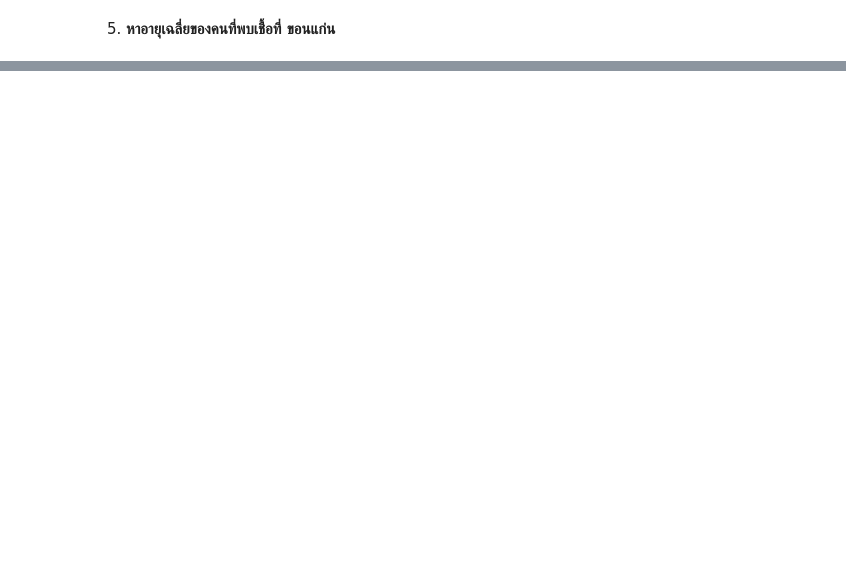
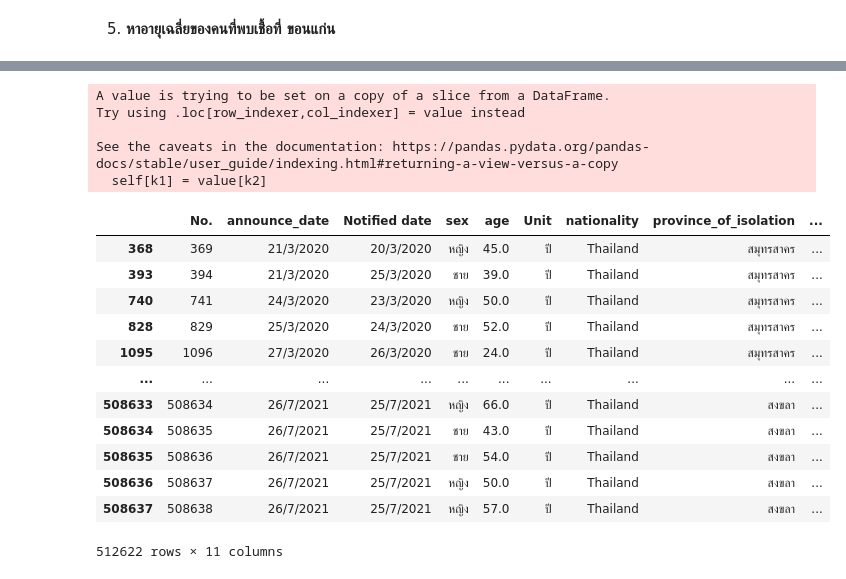
Before and after one commit to PhinyadaPhen/DWDM21, a Jupyter notebook: Data_Preprocessing(Chapter3).ipynb, the cells around one changed output, grey strips where cells are left out. Saved outputs shown, nothing was run; the diff lists cells and outputs as text; code cells hidden in the pictures; blank space fills up the shorter version.

```diff
--- a/Data_Preprocessing(Chapter3).ipynb
+++ b/Data_Preprocessing(Chapter3).ipynb
@@ -684,0 +833,2 @@ dtype: float64
+# %%
+data_cases2[['province_of_onset']] = data_cases2[['province_of_onset']].fillna('ไม่มีข้อมูล')
@@ -684,0 +858,39 @@ dtype: float64
+# %%
+fixed_cities  = []
+
+for city in all_cities:
+    # หาค่า mean ของเชียงใหม่
+    X_cases = data_cases2['province_of_onset'] == city
+    X_mean = data_cases2[X_cases]['age'].mean()
+
+    # เลือกมาเฉพาะ data เชียงใหม่
+    data_X = data_cases2[X_cases]
+
+    # เติมค่า mean แทน missing
+    data_X[['age']] = data_X[['age']].fillna(X_mean)
+
+    fixed_cities.append(data_X)
+
+data_cases2_nomissingage = pd.concat(fixed_cities)
+# %% [output]
+A value is trying to be set on a copy of a slice from a DataFrame.
+Try using .loc[row_indexer,col_indexer] = value instead
+
+See the caveats in the documentation: https://pandas.pydata.org/pandas-docs/stable/user_guide/indexing.html#returning-a-view-versus-a-copy
+  self[k1] = value[k2]
+# %%
+data_cases2_nomissingage
+# %% [output]
+|  | No. | announce_date | Notified date | sex | age | Unit | nationality | province_of_isolation | ... |
+| 368 | 369 | 21/3/2020 | 20/3/2020 | หญิง | 45.0 | ปี | Thailand | สมุทรสาคร | ... |
+| 393 | 394 | 21/3/2020 | 25/3/2020 | ชาย | 39.0 | ปี | Thailand | สมุทรสาคร | ... |
+| 740 | 741 | 24/3/2020 | 23/3/2020 | หญิง | 50.0 | ปี | Thailand | สมุทรสาคร | ... |
+| 828 | 829 | 25/3/2020 | 24/3/2020 | ชาย | 52.0 | ปี | Thailand | สมุทรสาคร | ... |
+| 1095 | 1096 | 27/3/2020 | 26/3/2020 | ชาย | 24.0 | ปี | Thailand | สมุทรสาคร | ... |
+| ... | ... | ... | ... | ... | ... | ... | ... | ... | ... |
+| 508633 | 508634 | 26/7/2021 | 25/7/2021 | หญิง | 66.0 | ปี | Thailand | สงขลา | ... |
+| 508634 | 508635 | 26/7/2021 | 25/7/2021 | ชาย | 43.0 | ปี | Thailand | สงขลา | ... |
+| 508635 | 508636 | 26/7/2021 | 25/7/2021 | ชาย | 54.0 | ปี | Thailand | สงขลา | ... |
+| 508636 | 508637 | 26/7/2021 | 25/7/2021 | หญิง | 50.0 | ปี | Thailand | สงขลา | ... |
+| 508637 | 508638 | 26/7/2021 | 25/7/2021 | หญิง | 57.0 | ปี | Thailand | สงขลา | ... |
+512622 rows × 11 columns
```
Also changed, not shown: parts of 59 cells of this notebook.
